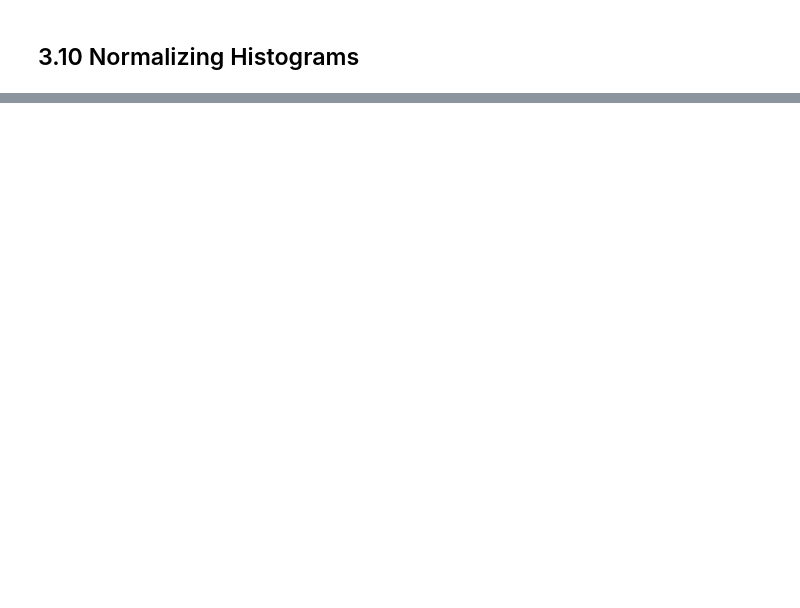
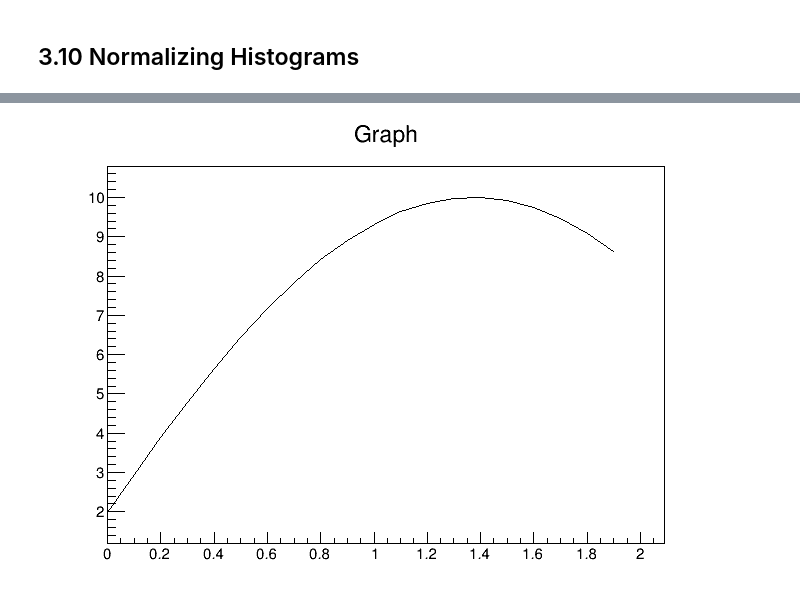
Before and after one commit to Axect/ROOT, a Jupyter notebook: ROOT Tutorial1.ipynb, the cells around one changed output, grey strips where cells are left out. Saved outputs shown, nothing was run; the diff lists cells and outputs as text; code cells hidden in the pictures; blank space fills up the shorter version.

```diff
--- a/ROOT Tutorial1.ipynb
+++ b/ROOT Tutorial1.ipynb
@@ -233,0 +245,6 @@ tc1->Draw();
+# %%
+tC->cd(1);
+gr1->Draw();
+tC->Draw();
+# %% [output]
+[figure, added]
```
Also changed, not shown: parts of 16 cells of this notebook.
